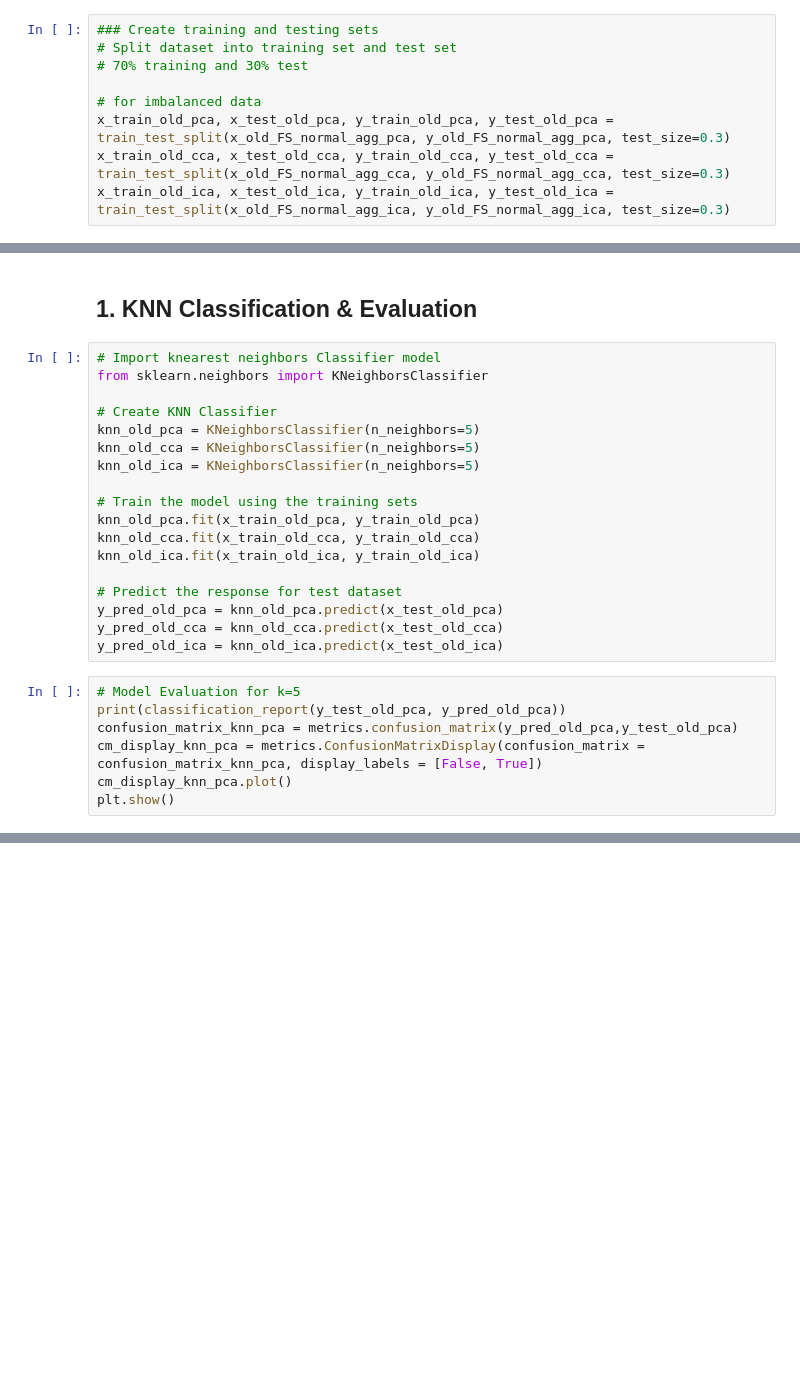
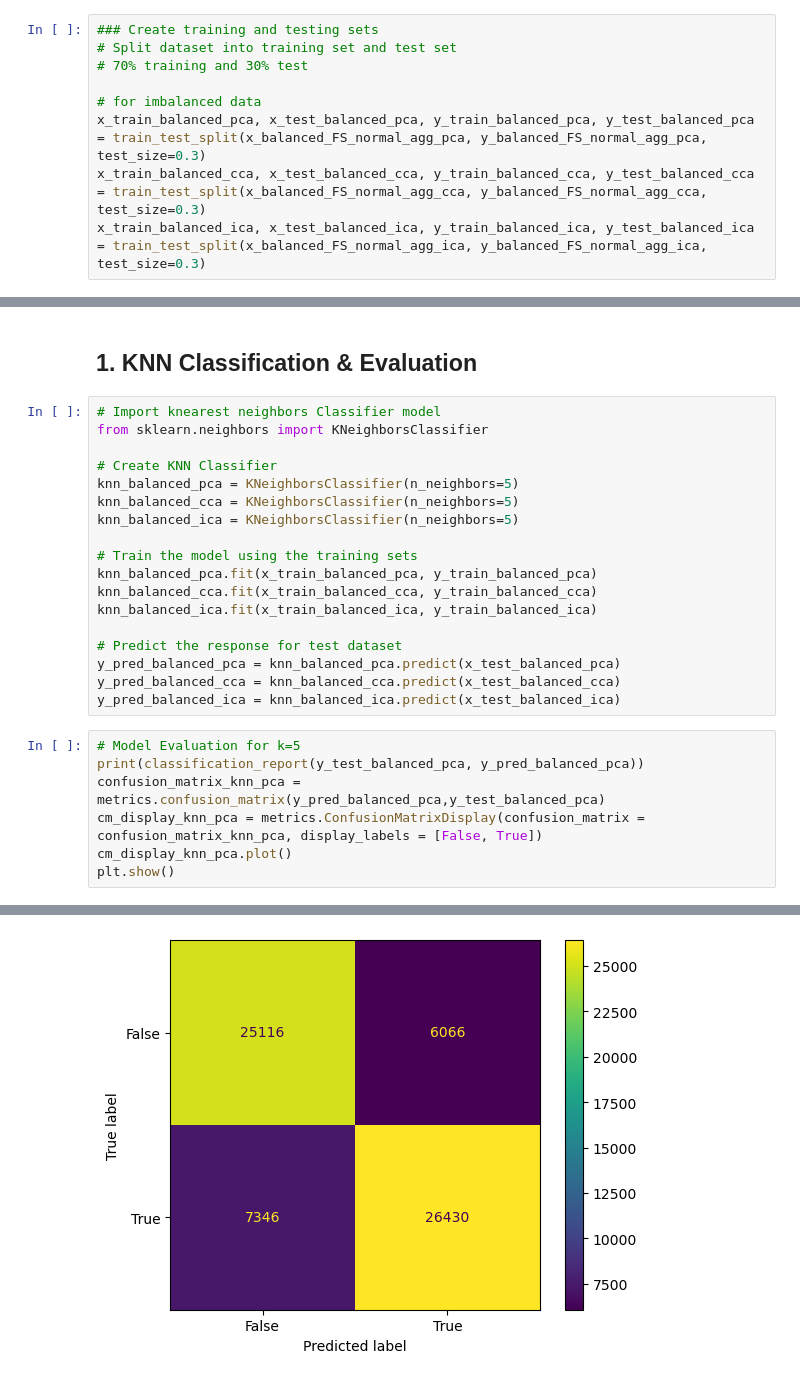
Before and after one commit to FGRCL/scada-intrusion-detection, a Jupyter notebook: COMP6321Project.ipynb, the cells around one changed output, grey strips where cells are left out. Cells and saved outputs as stored; diff of their text form; blank space fills up the shorter version.

```diff
--- a/COMP6321Project.ipynb
+++ b/COMP6321Project.ipynb
@@ -385,9 +393,9 @@ print(list_y_balanced_binary)
 # 70% training and 30% test
 
 # for imbalanced data
-x_train_old_pca, x_test_old_pca, y_train_old_pca, y_test_old_pca = train_test_split(x_old_FS_normal_agg_pca, y_old_FS_normal_agg_pca, test_size=0.3)
-x_train_old_cca, x_test_old_cca, y_train_old_cca, y_test_old_cca = train_test_split(x_old_FS_normal_agg_cca, y_old_FS_normal_agg_cca, test_size=0.3)
-x_train_old_ica, x_test_old_ica, y_train_old_ica, y_test_old_ica = train_test_split(x_old_FS_normal_agg_ica, y_old_FS_normal_agg_ica, test_size=0.3)
+x_train_balanced_pca, x_test_balanced_pca, y_train_balanced_pca, y_test_balanced_pca = train_test_split(x_balanced_FS_normal_agg_pca, y_balanced_FS_normal_agg_pca, test_size=0.3)
+x_train_balanced_cca, x_test_balanced_cca, y_train_balanced_cca, y_test_balanced_cca = train_test_split(x_balanced_FS_normal_agg_cca, y_balanced_FS_normal_agg_cca, test_size=0.3)
+x_train_balanced_ica, x_test_balanced_ica, y_train_balanced_ica, y_test_balanced_ica = train_test_split(x_balanced_FS_normal_agg_ica, y_balanced_FS_normal_agg_ica, test_size=0.3)
 # %% [markdown]
 # Classification
 # %% [markdown]
@@ -397,23 +405,24 @@ x_train_old_ica, x_test_old_ica, y_train_old_ica, y_test_old_ica = train_test_sp
 from sklearn.neighbors import KNeighborsClassifier
 
 # Create KNN Classifier
-knn_old_pca = KNeighborsClassifier(n_neighbors=5)
-knn_old_cca = KNeighborsClassifier(n_neighbors=5)
-knn_old_ica = KNeighborsClassifier(n_neighbors=5)
+knn_balanced_pca = KNeighborsClassifier(n_neighbors=5)
+knn_balanced_cca = KNeighborsClassifier(n_neighbors=5)
+knn_balanced_ica = KNeighborsClassifier(n_neighbors=5)
 
 # Train the model using the training sets
-knn_old_pca.fit(x_train_old_pca, y_train_old_pca)
-knn_old_cca.fit(x_train_old_cca, y_train_old_cca)
-knn_old_ica.fit(x_train_old_ica, y_train_old_ica)
+knn_balanced_pca.fit(x_train_balanced_pca, y_train_balanced_pca)
+knn_balanced_cca.fit(x_train_balanced_cca, y_train_balanced_cca)
+knn_balanced_ica.fit(x_train_balanced_ica, y_train_balanced_ica)
 
 # Predict the response for test dataset
-y_pred_old_pca = knn_old_pca.predict(x_test_old_pca)
-y_pred_old_cca = knn_old_cca.predict(x_test_old_cca)
-y_pred_old_ica = knn_old_ica.predict(x_test_old_ica)
+y_pred_balanced_pca = knn_balanced_pca.predict(x_test_balanced_pca)
+y_pred_balanced_cca = knn_balanced_cca.predict(x_test_balanced_cca)
+y_pred_balanced_ica = knn_balanced_ica.predict(x_test_balanced_ica)
 # %%
 # Model Evaluation for k=5
-print(classification_report(y_test_old_pca, y_pred_old_pca))
-confusion_matrix_knn_pca = metrics.confusion_matrix(y_pred_old_pca,y_test_old_pca)
+print(classification_report(y_test_balanced_pca, y_pred_balanced_pca))
+confusion_matrix_knn_pca = metrics.confusion_matrix(y_pred_balanced_pca,y_test_balanced_pca)
 cm_display_knn_pca = metrics.ConfusionMatrixDisplay(confusion_matrix = confusion_matrix_knn_pca, display_labels = [False, True])
 cm_display_knn_pca.plot()
 plt.show()
+# %% [output]
@@ -420 +437,2 @@ plt.show()
+[figure, added]
 # %%
```
Also changed, not shown: parts of 18 cells of this notebook.
